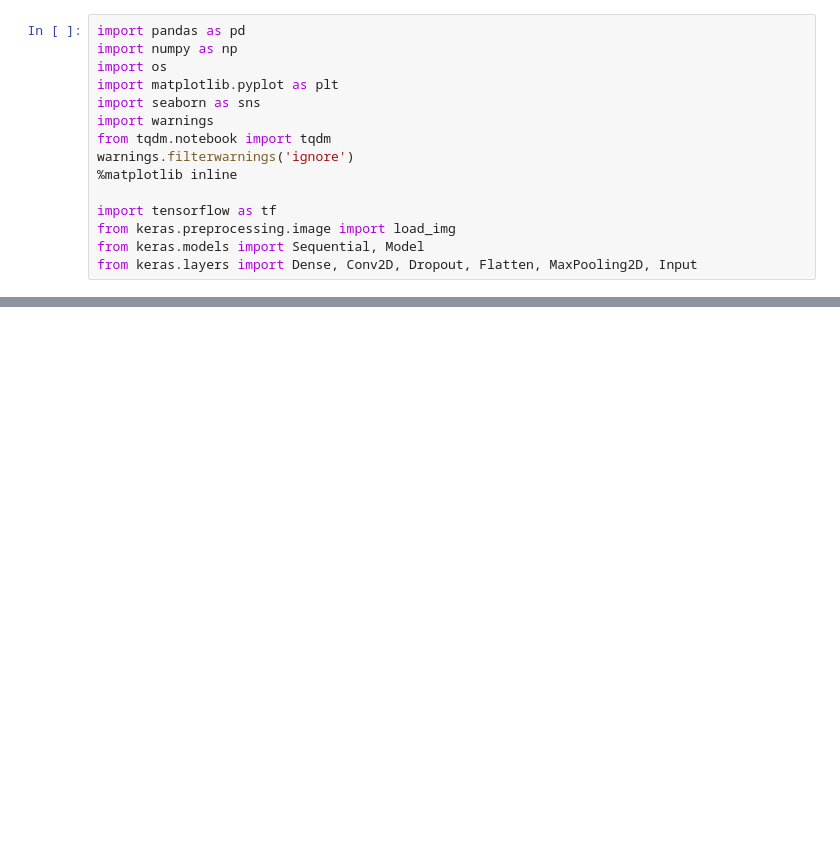
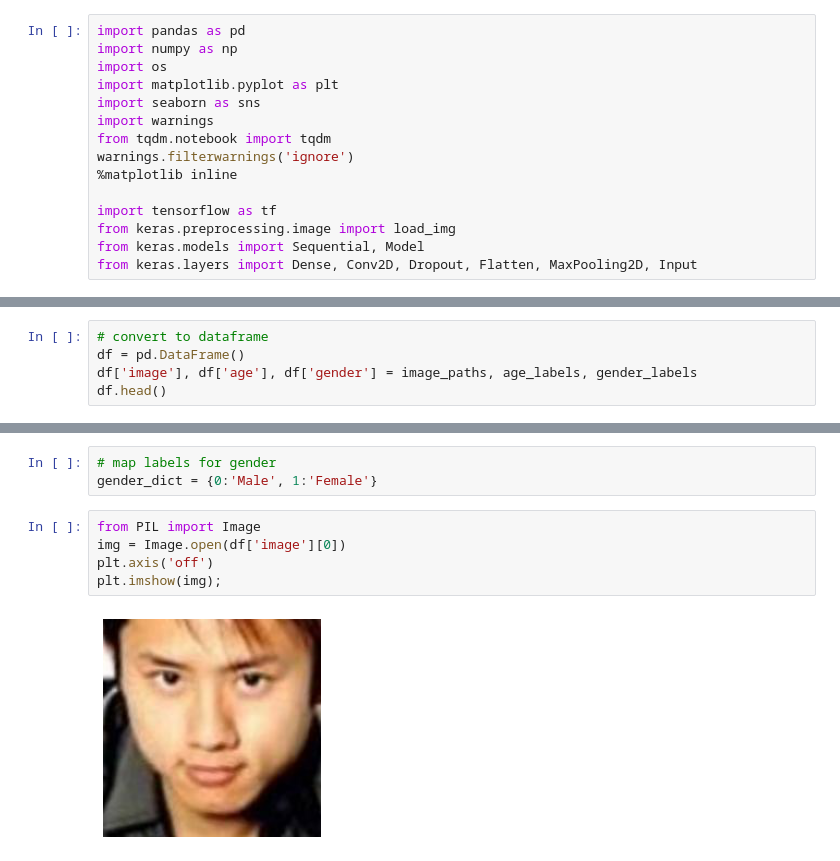
Before and after one commit to 1260Tejasree/1260Tejasree, a Jupyter notebook: notebooke7028ec74d.ipynb, the cells around one changed output, grey strips where cells are left out. Saved outputs shown, nothing was run; the diff lists cells and outputs as text; blank space fills up the shorter version.

```diff
--- a/notebooke7028ec74d.ipynb
+++ b/notebooke7028ec74d.ipynb
@@ -50,0 +34,5 @@ from keras.layers import Dense, Conv2D, Dropout, Flatten, MaxPooling2D, Input'
+# %%
+# convert to dataframe
+df = pd.DataFrame()
+df['image'], df['age'], df['gender'] = image_paths, age_labels, gender_labels
+df.head()
@@ -50,0 +46,10 @@ from keras.layers import Dense, Conv2D, Dropout, Flatten, MaxPooling2D, Input'
+# %%
+# map labels for gender
+gender_dict = {0:'Male', 1:'Female'}
+# %%
+from PIL import Image
+img = Image.open(df['image'][0])
+plt.axis('off')
+plt.imshow(img);
+# %% [output]
+[figure, added]
```
Also changed, not shown: parts of 23 cells of this notebook.
